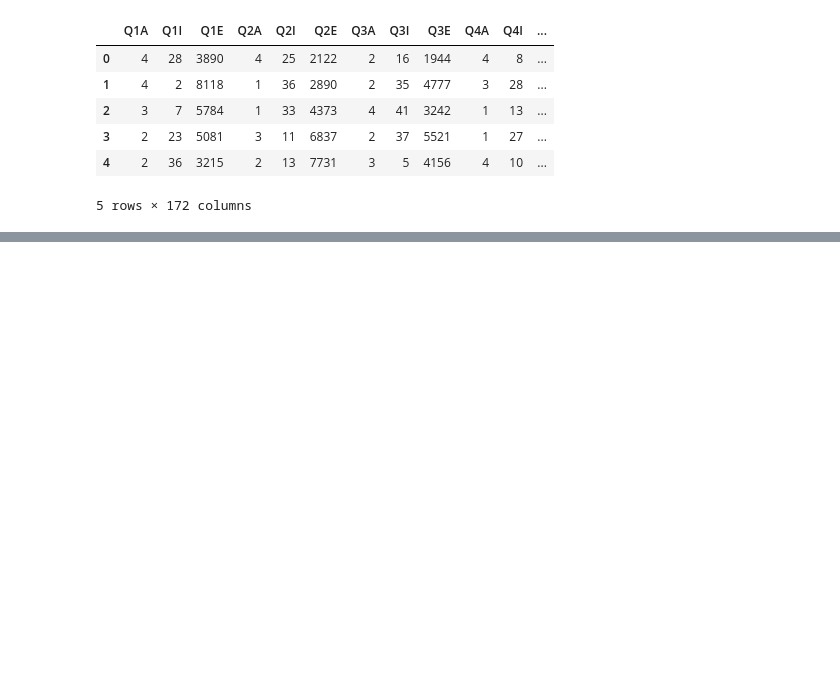
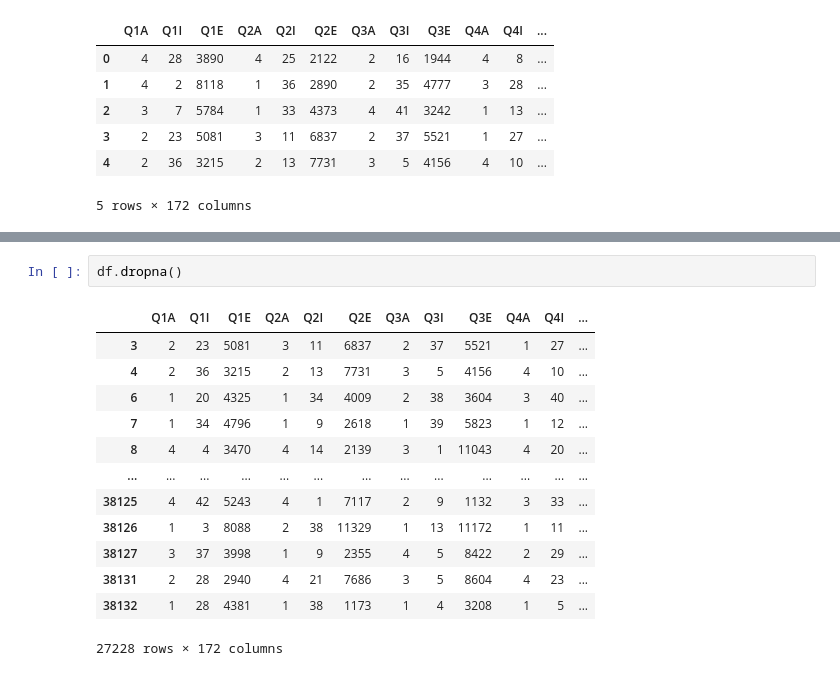
Before and after one commit to sanjana1391/Predicting-Depression-Anxiety-and-Stress, a Jupyter notebook: Predicting_Depression,_Anxiety_and_Stress.ipynb, the cells around one changed output, grey strips where cells are left out. Saved outputs shown, nothing was run; the diff lists cells and outputs as text; blank space fills up the shorter version.

```diff
--- a/Predicting_Depression,_Anxiety_and_Stress.ipynb
+++ b/Predicting_Depression,_Anxiety_and_Stress.ipynb
@@ -59,0 +293,16 @@ df.tail()
+# %%
+df.dropna()
+# %% [output]
+|  | Q1A | Q1I | Q1E | Q2A | Q2I | Q2E | Q3A | Q3I | Q3E | Q4A | Q4I | ... |
+| 3 | 2 | 23 | 5081 | 3 | 11 | 6837 | 2 | 37 | 5521 | 1 | 27 | ... |
+| 4 | 2 | 36 | 3215 | 2 | 13 | 7731 | 3 | 5 | 4156 | 4 | 10 | ... |
+| 6 | 1 | 20 | 4325 | 1 | 34 | 4009 | 2 | 38 | 3604 | 3 | 40 | ... |
+| 7 | 1 | 34 | 4796 | 1 | 9 | 2618 | 1 | 39 | 5823 | 1 | 12 | ... |
+| 8 | 4 | 4 | 3470 | 4 | 14 | 2139 | 3 | 1 | 11043 | 4 | 20 | ... |
+| ... | ... | ... | ... | ... | ... | ... | ... | ... | ... | ... | ... | ... |
+| 38125 | 4 | 42 | 5243 | 4 | 1 | 7117 | 2 | 9 | 1132 | 3 | 33 | ... |
+| 38126 | 1 | 3 | 8088 | 2 | 38 | 11329 | 1 | 13 | 11172 | 1 | 11 | ... |
+| 38127 | 3 | 37 | 3998 | 1 | 9 | 2355 | 4 | 5 | 8422 | 2 | 29 | ... |
+| 38131 | 2 | 28 | 2940 | 4 | 21 | 7686 | 3 | 5 | 8604 | 4 | 23 | ... |
+| 38132 | 1 | 28 | 4381 | 1 | 38 | 1173 | 1 | 4 | 3208 | 1 | 5 | ... |
+27228 rows × 172 columns
```
Also changed, not shown: parts of 20 cells of this notebook.
